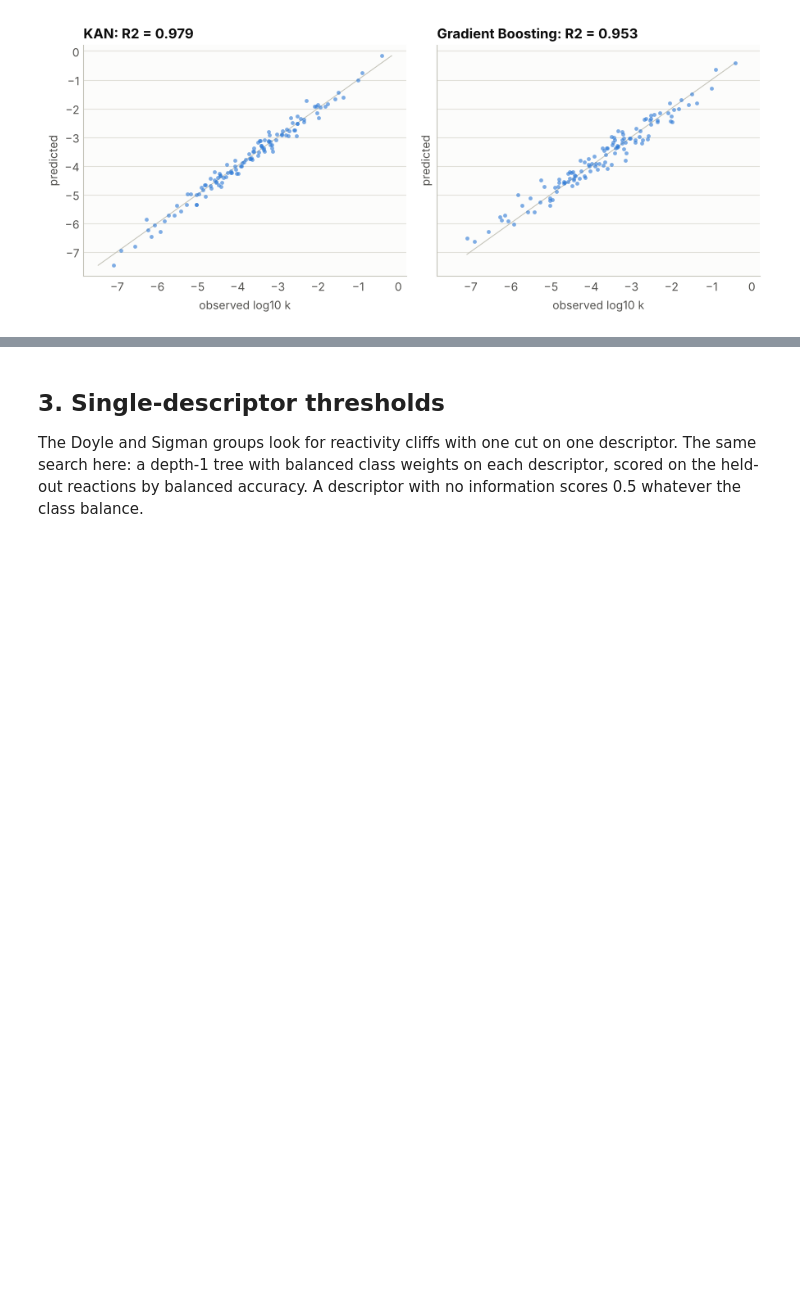
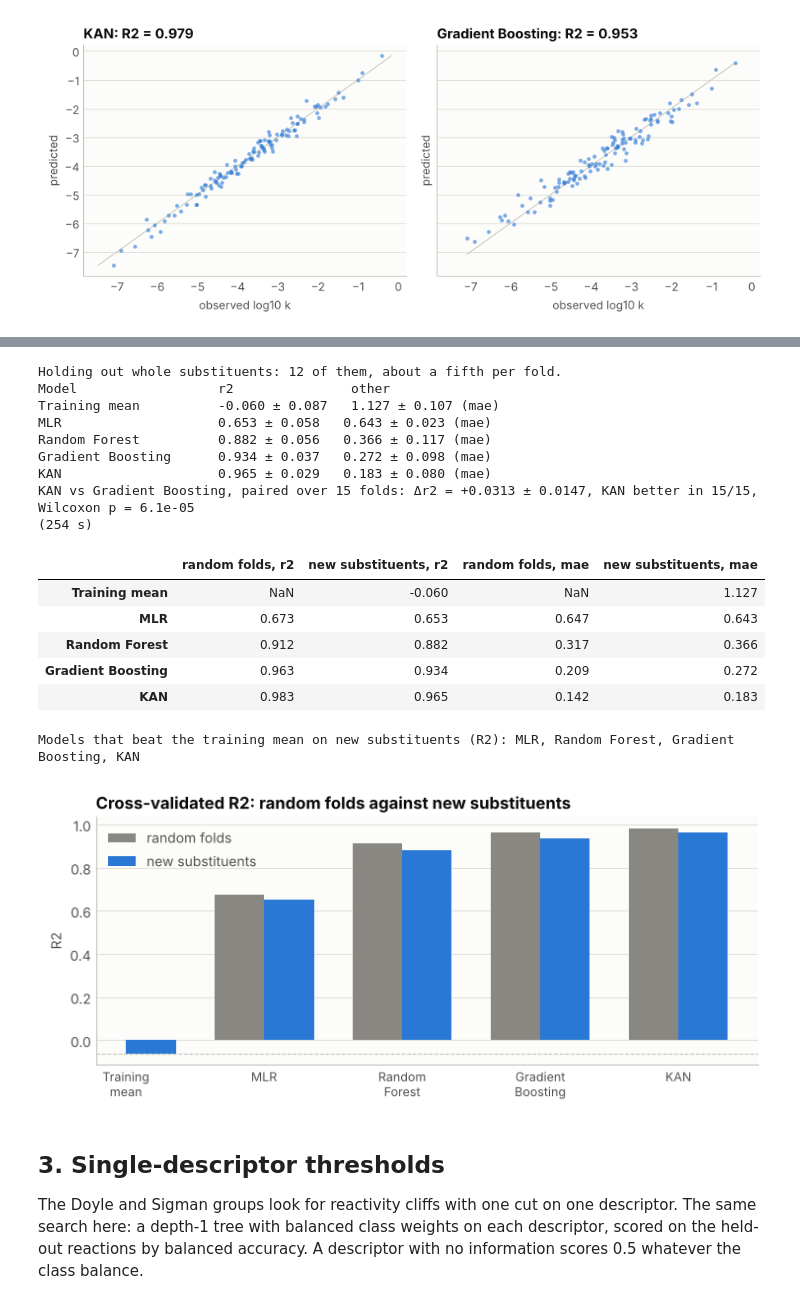
Before and after one commit to gabegomes/pycse, a Jupyter notebook: src/pycse/examples/KAN_Known_Truth_Benchmark.ipynb, the cells around one changed output, grey strips where cells are left out. Saved outputs shown, nothing was run; the diff lists cells and outputs as text; code cells hidden in the pictures; blank space fills up the shorter version.

```diff
--- a/src/pycse/examples/KAN_Known_Truth_Benchmark.ipynb
+++ b/src/pycse/examples/KAN_Known_Truth_Benchmark.ipynb
@@ -180,6 +182,10 @@ display(df.head())
 # Descriptors a published hypothesis names; kept first when duplicates are pruned.
 HYPOTHESIS = ['sigma_p', 'T_K', 'pct_Vbur_min', 'dE_bind']
 HYPOTHESIS_CONTEXT = []
+
+# For the new-molecule test: the molecule each reaction is grouped by.
+GROUPS = df["substituent"].to_numpy()
+GROUP_NAME = 'substituent'
 # %% [output]
 |  | substituent | sigma_p | T_K | pct_Vbur_min | dE_bind | noise_descriptor | log10_k |
 | 0 | tBu | -0.20 | 327.615847 | 30.059084 | -19.834695 | 1.072492 | -3.091883 |
@@ -421,3 +437,67 @@ Held-out split: 480 train / 120 test
+# %%
+groups = np.asarray(GROUPS)
+print(f"Holding out whole {GROUP_NAME}s: {len(np.unique(groups))} of them, about a fifth per fold.")
+from sklearn.dummy import DummyClassifier, DummyRegressor
+
+# A model that knows nothing about the molecule: the training mean, or the class prior.
+# On held-out molecules it is the line every real model has to clear.
+BLANK = "Training mean" if TASK == "regression" else "Class prior"
+new_models = {BLANK: DummyRegressor() if TASK == "regression" else DummyClassifier(strategy="prior")}
+new_models.update(make_models())
+t0 = time.time()
+new_result = cv_compare(
+    new_models, X, y, task=TASK, n_splits=CV_SPLITS, n_repeats=CV_REPEATS,
+    random_state=CV_SEED, fit_kwargs={"KAN": {"maxiter": KAN_MAXITER}}, groups=groups,
+    verbose=False,
+)  # fmt: skip
+print(new_result)
+print(f"({time.time() - t0:.0f} s)")
+m = cv_result.metric
+other = "mae" if TASK == "regression" else "accuracy"
+both = pd.DataFrame(
+    {
+        f"random folds, {m}": cv_result.summary[m + "_mean"],
+        f"new {GROUP_NAME}s, {m}": new_result.summary[m + "_mean"],
+        f"random folds, {other}": cv_result.summary[other + "_mean"],
+        f"new {GROUP_NAME}s, {other}": new_result.summary[other + "_mean"],
+    },
+    index=list(new_models),
+)
+display(both.round(3))
+blank_score = new_result.summary.loc[BLANK, m + "_mean"]
+clears = [n for n in make_models() if new_result.summary.loc[n, m + "_mean"] > blank_score]
+print(f"Models that beat the {BLANK.lower()} on new {GROUP_NAME}s ({m.upper()}): {', '.join(clears) or 'none'}")
+
+fig, ax = plt.subplots(figsize=(7.5, 3.4))
+style_axes(ax)
+pos = np.arange(len(both))
+ax.bar(pos - 0.18, both[f"random folds, {m}"], width=0.36, color=MUTED, linewidth=0, label="random folds")
+ax.bar(pos + 0.18, both[f"new {GROUP_NAME}s, {m}"], width=0.36, color=SERIES[0], linewidth=0, label=f"new {GROUP_NAME}s")
+ax.axhline(blank_score, color=BASELINE, linewidth=PX, linestyle="--")
+ax.set_xticks(pos)
+ax.set_xticklabels([n.replace(" ", "\n") for n in both.index], fontsize=9)
+ax.legend(frameon=False, fontsize=8)
+finish_axes(ax, f"Cross-validated {m.upper()}: random folds against new {GROUP_NAME}s", "", m.upper())
+plt.tight_layout()
+plt.show()
+# %% [output]
+Holding out whole substituents: 12 of them, about a fifth per fold.
+Model                  r2               other
+Training mean          -0.060 ± 0.087   1.127 ± 0.107 (mae)
+MLR                    0.653 ± 0.058   0.643 ± 0.023 (mae)
+Random Forest          0.882 ± 0.056   0.366 ± 0.117 (mae)
+Gradient Boosting      0.934 ± 0.037   0.272 ± 0.098 (mae)
+KAN                    0.965 ± 0.029   0.183 ± 0.080 (mae)
+KAN vs Gradient Boosting, paired over 15 folds: Δr2 = +0.0313 ± 0.0147, KAN better in 15/15, Wilcoxon p = 6.1e-05
+(254 s)
+|  | random folds, r2 | new substituents, r2 | random folds, mae | new substituents, mae |
+| Training mean | NaN | -0.060 | NaN | 1.127 |
+| MLR | 0.673 | 0.653 | 0.647 | 0.643 |
+| Random Forest | 0.912 | 0.882 | 0.317 | 0.366 |
+| Gradient Boosting | 0.963 | 0.934 | 0.209 | 0.272 |
+| KAN | 0.983 | 0.965 | 0.142 | 0.183 |
+Models that beat the training mean on new substituents (R2): MLR, Random Forest, Gradient Boosting, KAN
+[figure, added]
 # %% [markdown]
 ## 3. Single-descriptor thresholds
 
```
Also changed, not shown: parts of 7 cells of this notebook, 3 other files.
